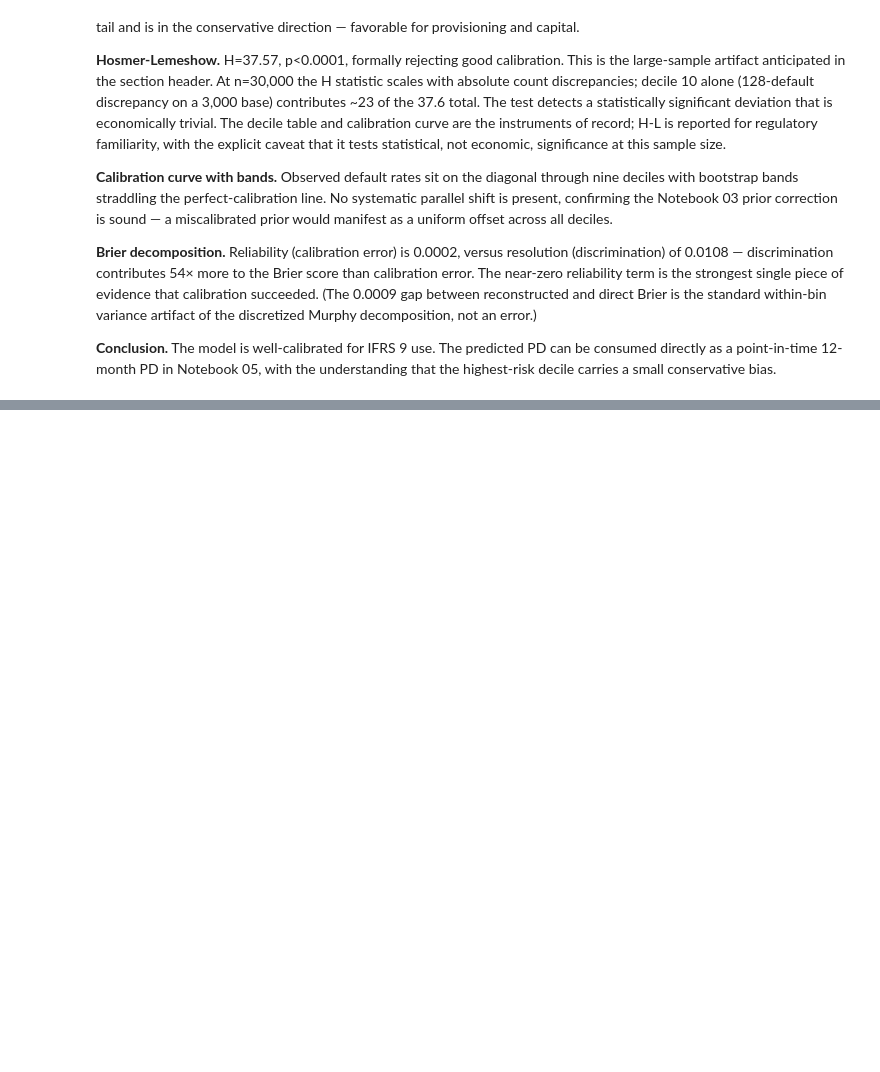
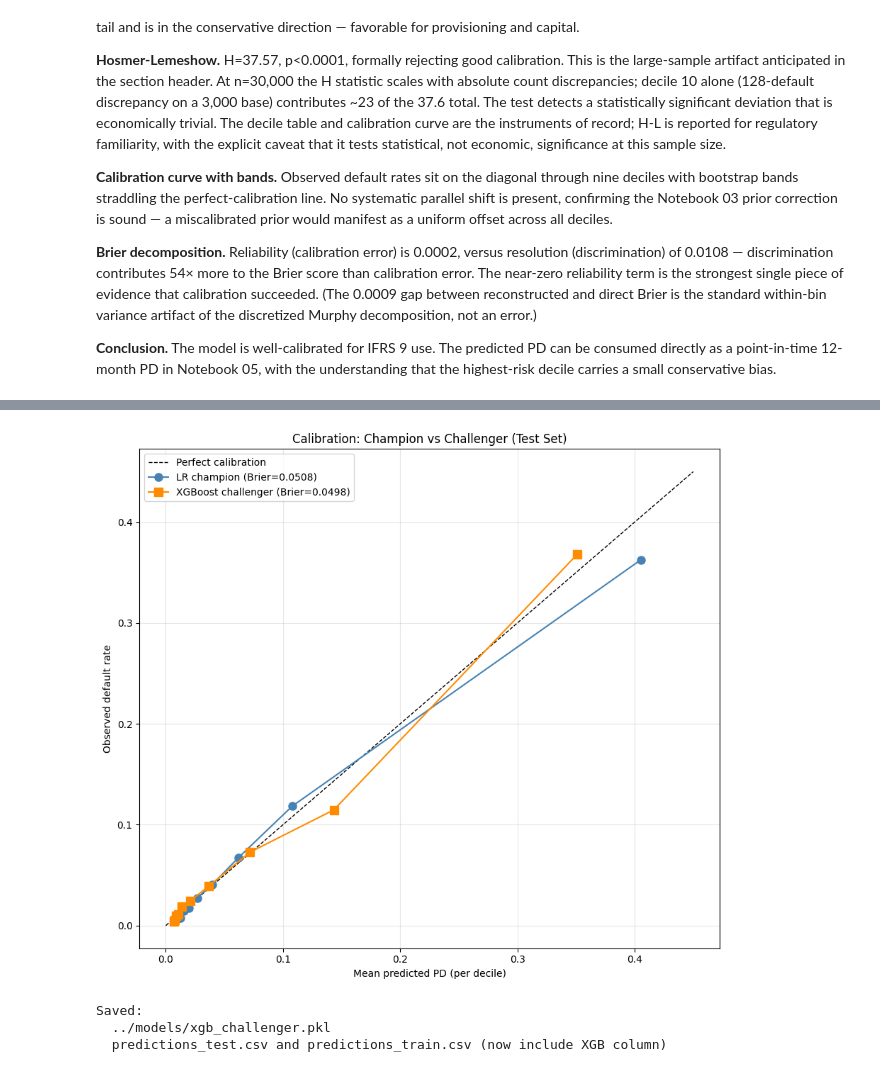
Before and after one commit to eavila-economist/Simple-credit-risk-model, a Jupyter notebook: notebooks/04_Model_Evaluation.ipynb, the cells around one changed output, grey strips where cells are left out. Saved outputs shown, nothing was run; the diff lists cells and outputs as text; code cells hidden in the pictures; blank space fills up the shorter version.

Commit message:
Completed: Notebook 04

```diff
--- a/notebooks/04_Model_Evaluation.ipynb
+++ b/notebooks/04_Model_Evaluation.ipynb
@@ -678,0 +786,46 @@ that the highest-risk decile carries a small conservative bias.
+# %%
+# Calibration curve for the challenger, alongside the champion for visual comparison
+fig, ax = plt.subplots(figsize=(9, 8))
+
+frac_lr,  pred_lr  = calibration_curve(y_test_arr, p_lr_test,  n_bins=10, strategy='quantile')
+frac_xgb, pred_xgb = calibration_curve(y_test_arr, p_xgb_test, n_bins=10, strategy='quantile')
+
+ax.plot([0, 0.45], [0, 0.45], 'k--', linewidth=1, label='Perfect calibration')
+ax.plot(pred_lr,  frac_lr,  'o-', color='steelblue', markersize=8,
+        label=f'LR champion (Brier={brier_lr:.4f})')
+ax.plot(pred_xgb, frac_xgb, 's-', color='darkorange', markersize=8,
+        label=f'XGBoost challenger (Brier={brier_xgb:.4f})')
+ax.set_xlabel('Mean predicted PD (per decile)')
+ax.set_ylabel('Observed default rate')
+ax.set_title('Calibration: Champion vs Challenger (Test Set)')
+ax.legend(loc='upper left')
+ax.grid(alpha=0.3)
+
+plt.tight_layout()
+plt.savefig('../outputs/figures/04_calibration_champion_challenger.png', dpi=120, bbox_inches='tight')
+plt.show()
+# %% [output]
+[figure, added]
+# %%
+# Save the calibrated challenger — Notebook 07 (SHAP) consumes this
+joblib.dump({
+    'model': xgb_calibrated,
+    'base_estimator': xgb_base,
+    'feature_names': feature_names,
+    'scale_pos_weight': scale_pos_weight,
+    'calibration_method': 'sigmoid',
+}, '../models/xgb_challenger.pkl')
+
+# Save challenger predictions alongside champion for Section 6 comparison
+pred_test['pd_xgb_calibrated'] = p_xgb_test
+pred_train['pd_xgb_calibrated'] = p_xgb_train
+pred_test.to_csv('../data/predictions_test.csv', index=False)
+pred_train.to_csv('../data/predictions_train.csv', index=False)
+
+print("Saved:")
+print("  ../models/xgb_challenger.pkl")
+print("  predictions_test.csv and predictions_train.csv (now include XGB column)")
+# %% [output]
+Saved:
+  ../models/xgb_challenger.pkl
+  predictions_test.csv and predictions_train.csv (now include XGB column)
```
Also changed, not shown: parts of 4 cells of this notebook, 2 other files.
